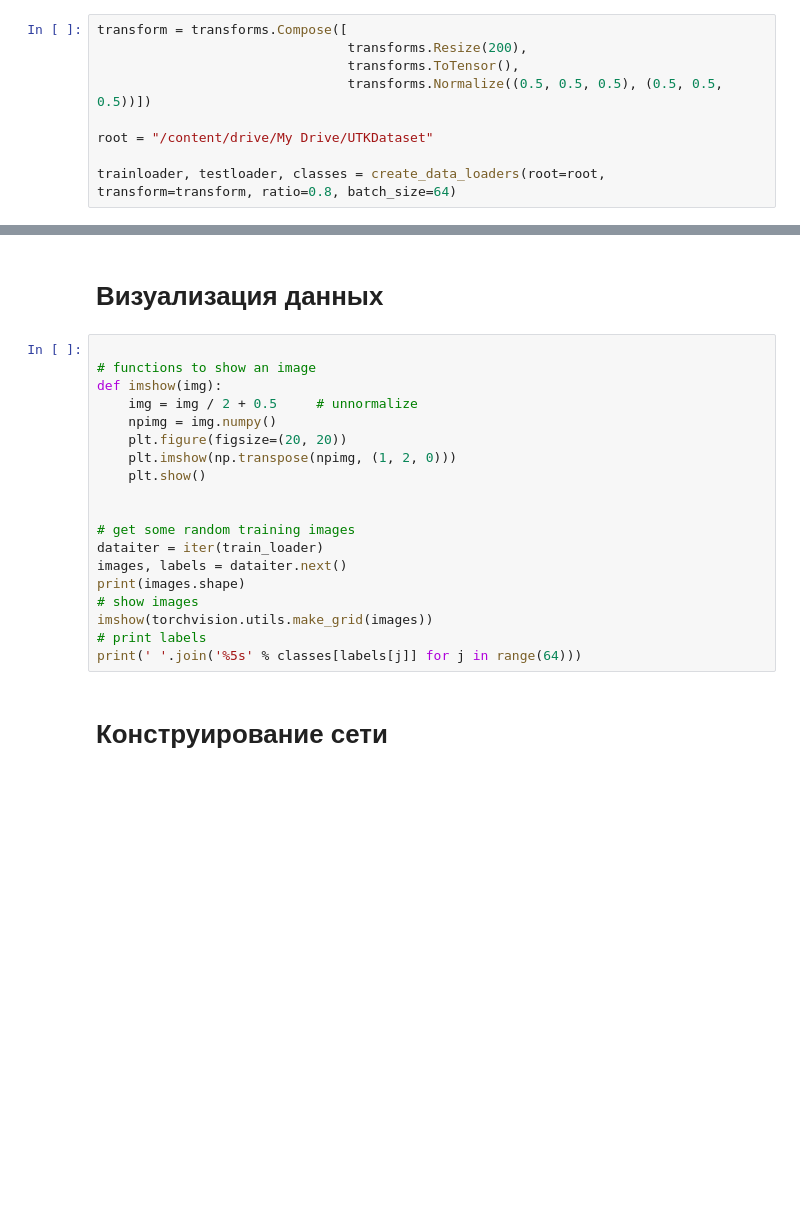
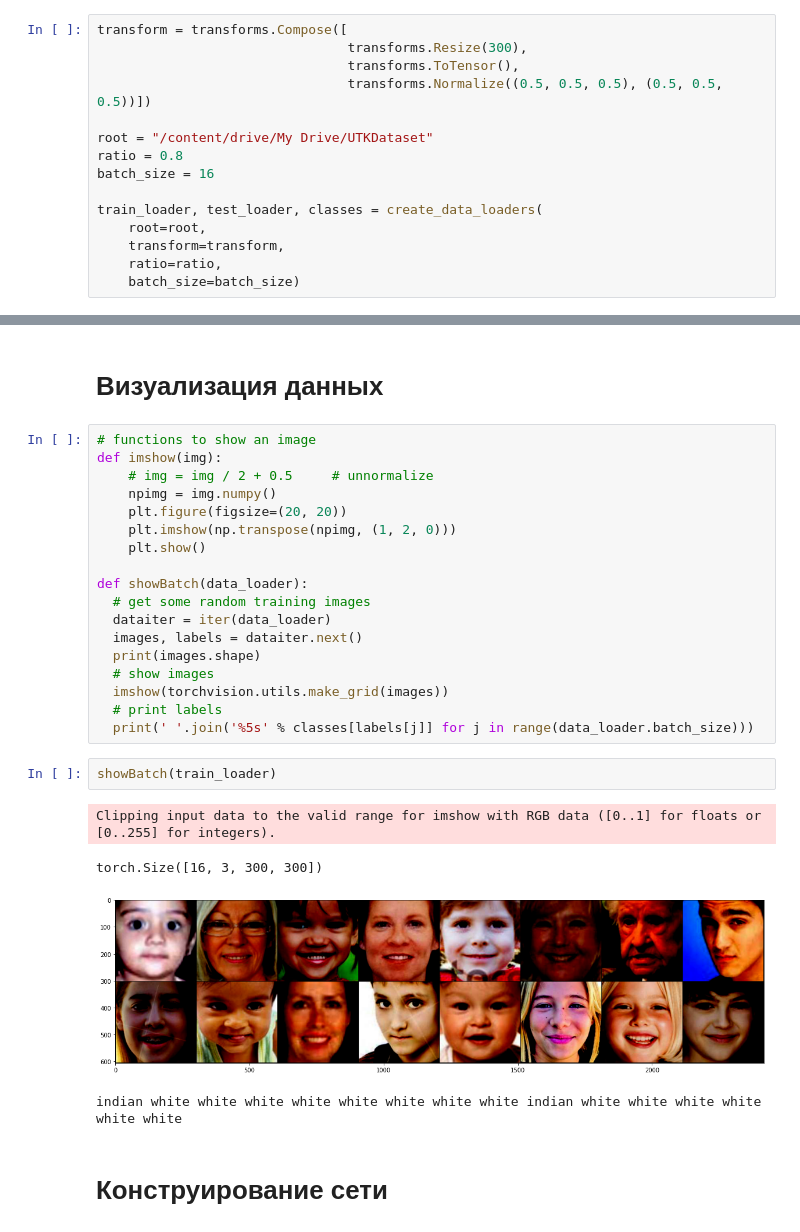
Before and after one commit to Ostroverkhov/master-thesis, a Jupyter notebook: UTKClassification.ipynb, the cells around one changed output, grey strips where cells are left out. Drawn from its saved outputs; the diff is of its cells as text; blank space fills up the shorter version.

```diff
--- a/UTKClassification.ipynb
+++ b/UTKClassification.ipynb
@@ -128,10 +105,16 @@ def create_data_loaders(root, transform, ratio, batch_size):
   return (trainloader, testloader, classes)
 # %%
 transform = transforms.Compose([
-                                transforms.Resize(200),
+                                transforms.Resize(300),
                                 transforms.ToTensor(),
                                 transforms.Normalize((0.5, 0.5, 0.5), (0.5, 0.5, 0.5))])
 
 root = "/content/drive/My Drive/UTKDataset"
+ratio = 0.8
+batch_size = 16
 
-trainloader, testloader, classes = create_data_loaders(root=root, transform=transform, ratio=0.8, batch_size=64)
+train_loader, test_loader, classes = create_data_loaders(
+    root=root,
+    transform=transform,
+    ratio=ratio,
+    batch_size=batch_size)
@@ -141,24 +121,30 @@ trainloader, testloader, classes = create_data_loaders(root=root, transform=tran
 # %% [markdown]
 # Визуализация данных
 # %%
-
 # functions to show an image
 def imshow(img):
-    img = img / 2 + 0.5     # unnormalize
+    # img = img / 2 + 0.5     # unnormalize
     npimg = img.numpy()
     plt.figure(figsize=(20, 20))
     plt.imshow(np.transpose(npimg, (1, 2, 0)))
     plt.show()
 
-
-# get some random training images
-dataiter = iter(train_loader)
-images, labels = dataiter.next()
-print(images.shape)
-# show images
-imshow(torchvision.utils.make_grid(images))
-# print labels
-print(' '.join('%5s' % classes[labels[j]] for j in range(64)))
+def showBatch(data_loader):
+  # get some random training images
+  dataiter = iter(data_loader)
+  images, labels = dataiter.next()
+  print(images.shape)
+  # show images
+  imshow(torchvision.utils.make_grid(images))
+  # print labels
+  print(' '.join('%5s' % classes[labels[j]] for j in range(data_loader.batch_size)))
+# %%
+showBatch(train_loader)
+# %% [output]
+Clipping input data to the valid range for imshow with RGB data ([0..1] for floats or [0..255] for integers).
+torch.Size([16, 3, 300, 300])
+[figure, added]
+indian white white white white white white white white indian white white white white white white
 # %% [markdown]
 # Конструирование сети
 # %% [markdown]
```
Also changed, not shown: parts of 54 cells of this notebook.
